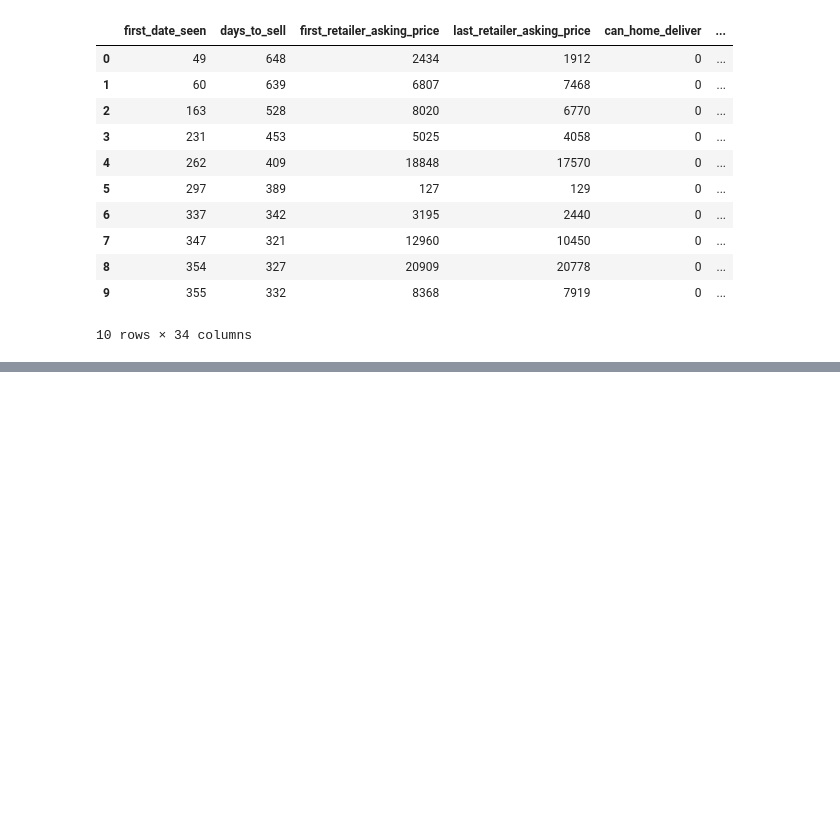
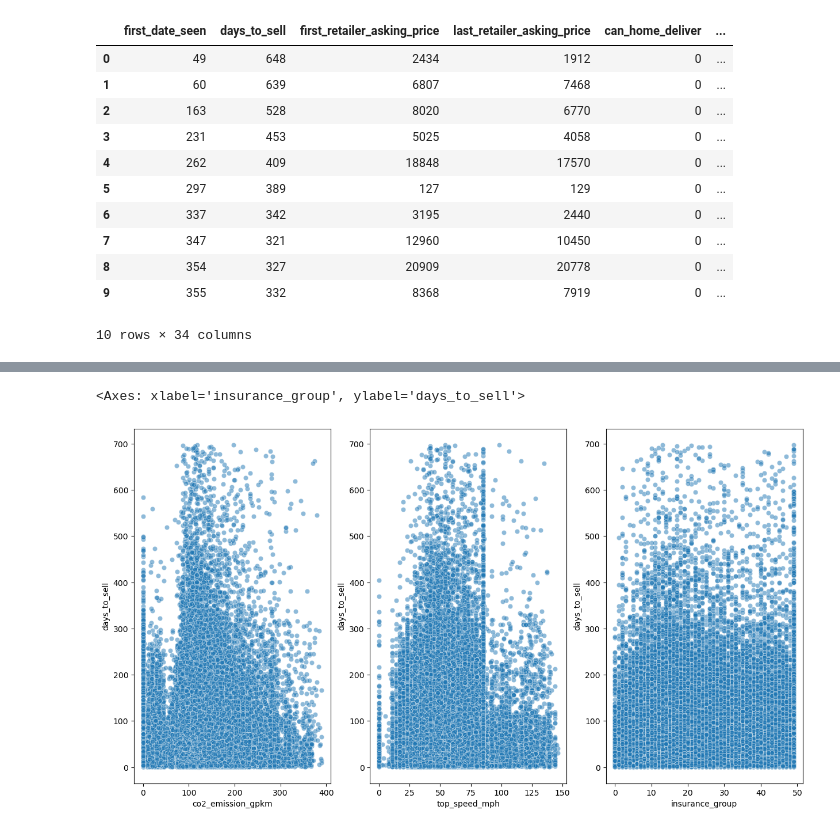
Before and after one commit to pottsy88/Autotrader-ML-Challenge, a Jupyter notebook: LR.ipynb, the cells around one changed output, grey strips where cells are left out. Cells and saved outputs as stored; diff of their text form; code cells hidden in the pictures; blank space fills up the shorter version.

```diff
--- a/LR.ipynb
+++ b/LR.ipynb
@@ -492,0 +530,8 @@ ValueError: All arrays must be of the same length
+# %%
+fig, axs = plt.subplots(nrows=1, ncols=3, figsize=(15,8))
+sns.scatterplot(data=at, x='co2_emission_gpkm', y='days_to_sell', alpha=0.5, ax=axs[0])
+sns.scatterplot(data=at, x='top_speed_mph', y='days_to_sell', alpha=0.5, ax=axs[1])
+sns.scatterplot(data=at, x='insurance_group', y='days_to_sell', alpha=0.5, ax=axs[2])
+# %% [output]
+<Axes: xlabel='insurance_group', ylabel='days_to_sell'>
+[figure, added]
```
Also changed, not shown: parts of 14 cells of this notebook.
